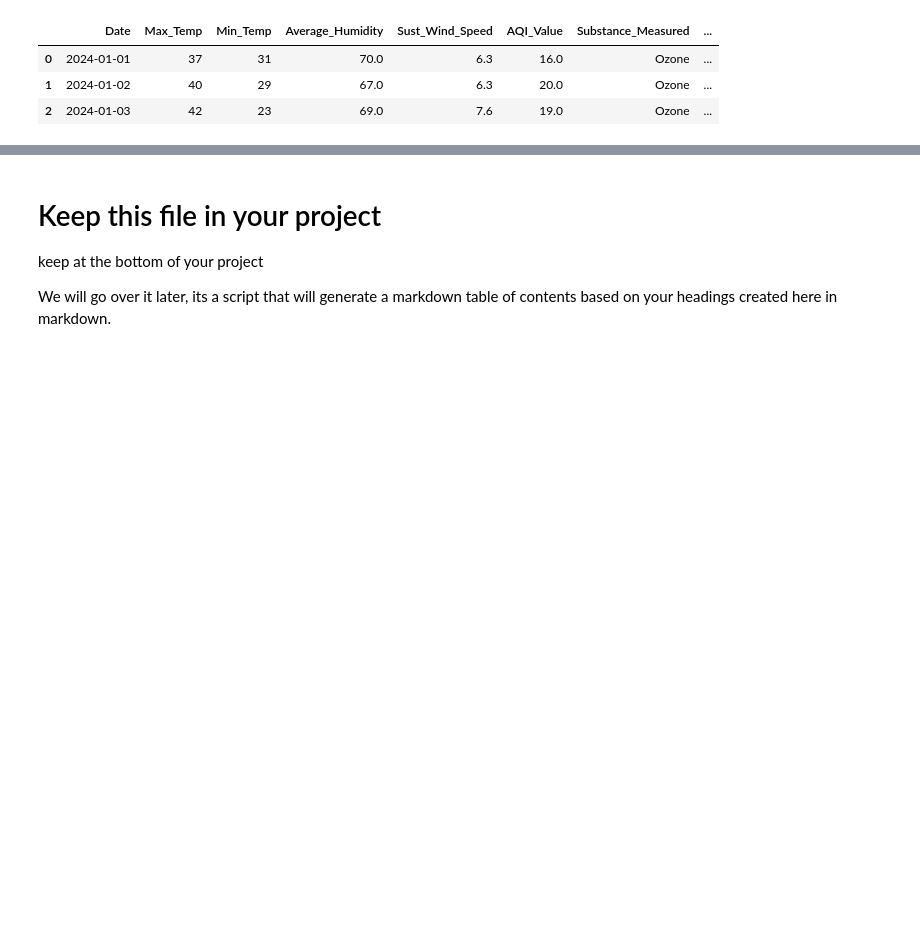
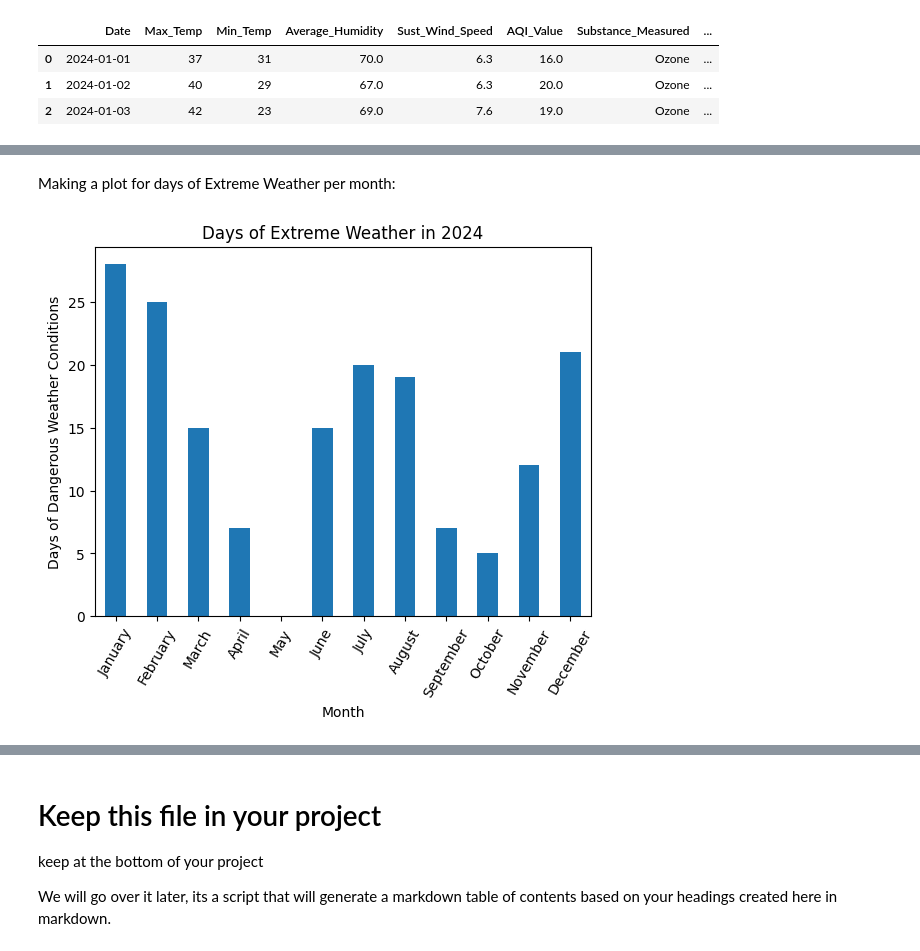
Before and after one commit to Code-You-Contributors/HUD_data_master, a Jupyter notebook: angela/angela.ipynb, the cells around one changed output, grey strips where cells are left out. Drawn from its saved outputs; the diff is of its cells as text; code cells hidden in the pictures; blank space fills up the shorter version.

Commit message:
finished Issue Plot Findings

```diff
--- a/angela/angela.ipynb
+++ b/angela/angela.ipynb
@@ -68,15 +69,15 @@ import numpy as np
 # %% [markdown]
 Reading in temperature data set:
 # %%
-temp_df = pd.read_csv("4147807.csv")
+temp_df = pd.read_csv("C:/Users/angel/OneDrive/Desktop/cy_tpm_caseload/HUD_data/angela/data/4147807.csv")
 # %% [markdown]
 Reading in ozone data set:
 # %%
-ozone_df = pd.read_csv("ad_viz_plotval_data.csv")
+ozone_df = pd.read_csv("C:/Users/angel/OneDrive/Desktop/cy_tpm_caseload/HUD_data/angela/data/ad_viz_plotval_data.csv")
 # %% [markdown]
 Reading in Temp/Wind/Humidity data:
 # %%
-temp_wind_hum_df = pd.read_csv("temp_wind_humidity.csv", low_memory=False)
+temp_wind_hum_df = pd.read_csv("C:/Users/angel/OneDrive/Desktop/cy_tpm_caseload/HUD_data/angela/data/temp_wind_humidity.csv", low_memory=False)
 # %% [markdown]
 ## Coverting Data to a Usable Format, and Building Ways to Handle Errors:
 # %% [markdown]
@@ -729,0 +719,19 @@ full_df.describe()
+# %% [markdown]
+Making a plot for days of Extreme Weather per month:
+# %%
+month_order = ["January","February","March","April","May","June",
+               "July","August","September","October","November","December"]
+
+full_df["Month"] = pd.Categorical(full_df["Month"], categories=month_order, ordered=True)
+# %%
+monthly_extreme = full_df.groupby("Month", observed=False)["Extreme_Weather"].sum()
+# using observed=False so that all months are displayed, even if some have no extreme weather
+
+monthly_extreme.plot(kind="bar")
+plt.ylabel("Days of Dangerous Weather Conditions")
+plt.xlabel("Month")
+plt.xticks(rotation=60)
+plt.title("Days of Extreme Weather in 2024")
+plt.show()
+# %% [output]
+[figure, added]
```
Also changed, not shown: parts of 11 cells of this notebook, 1 other file.
